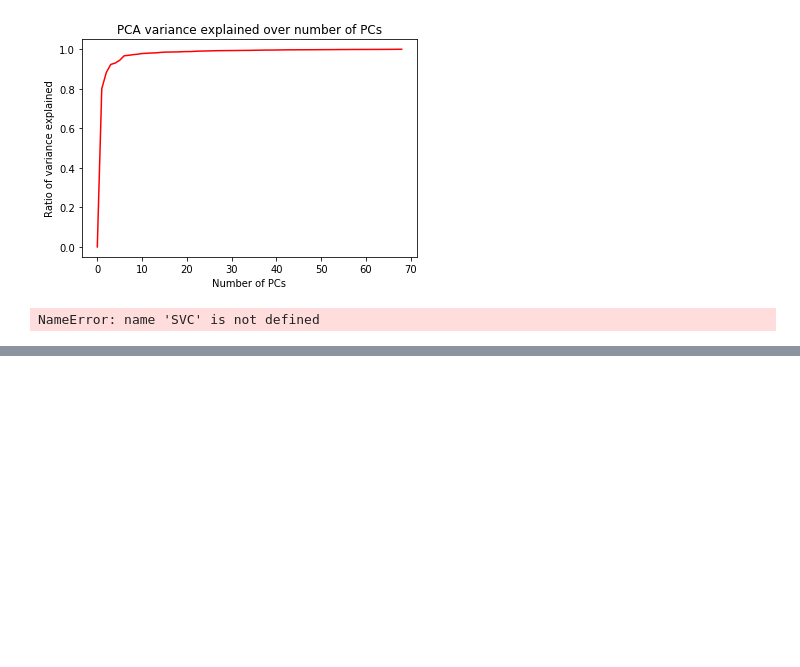
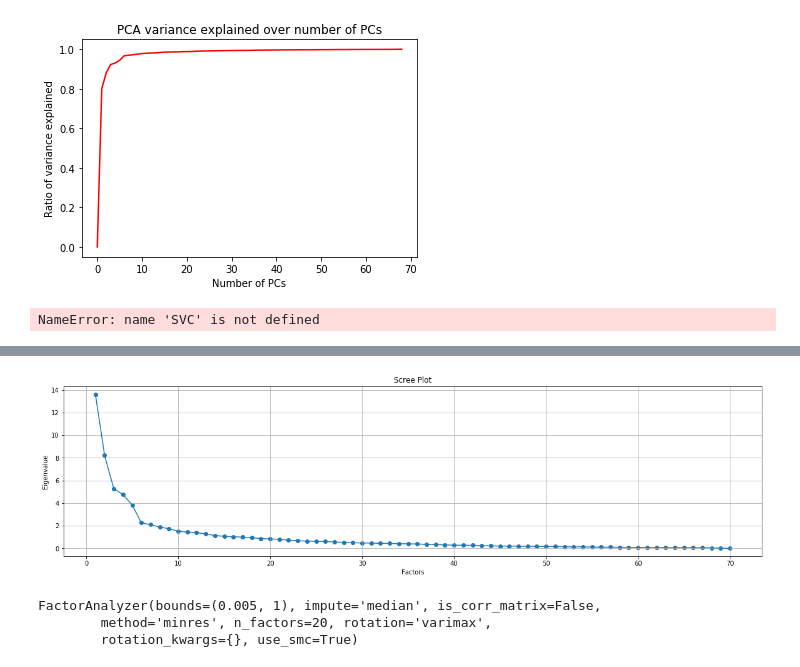
Before and after one commit to NikhilMunna/SDA-dataAnalysis, a Jupyter notebook: Project Analysis.ipynb, the cells around one changed output, grey strips where cells are left out. Drawn from its saved outputs; the diff is of its cells as text; code cells hidden in the pictures; blank space fills up the shorter version.

Commit message:
factor analysis

```diff
--- a/Project Analysis.ipynb
+++ b/Project Analysis.ipynb
@@ -540,0 +566,7 @@ NameError: name 'SVC' is not defined
+# %%
+# Create factor analysis object and perform factor analysis
+fa = FactorAnalyzer(rotation = None)
+fa.fit(data)
+# Check Eigenvalues
+ev, v = fa.get_eigenvalues()
+ev
@@ -540,0 +592,12 @@ NameError: name 'SVC' is not defined
+# %%
+
+
+
+# Create factor analysis object and perform factor analysis
+fa = FactorAnalyzer( n_factors=25,rotation = None)
+fa.fit(data)
+
+
+# Check Eigenvalues
+ev, v = fa.get_eigenvalues()
+ev
@@ -540,0 +623,20 @@ NameError: name 'SVC' is not defined
+# %%
+df = data
+# Create scree plot using matplotlib
+plt.scatter(range(1,df.shape[1]+1),ev)
+plt.plot(range(1,df.shape[1]+1),ev)
+plt.title('Scree Plot')
+plt.xlabel('Factors')
+plt.ylabel('Eigenvalue')
+plt.grid()
+plt.show()
+# %% [output]
+[figure, added]
+# %%
+
+fa = FactorAnalyzer(n_factors = 20,rotation = "varimax")
+fa.fit(data)
+# %% [output]
+FactorAnalyzer(bounds=(0.005, 1), impute='median', is_corr_matrix=False,
+        method='minres', n_factors=20, rotation='varimax',
+        rotation_kwargs={}, use_smc=True)
```
Also changed, not shown: parts of 14 cells of this notebook.
